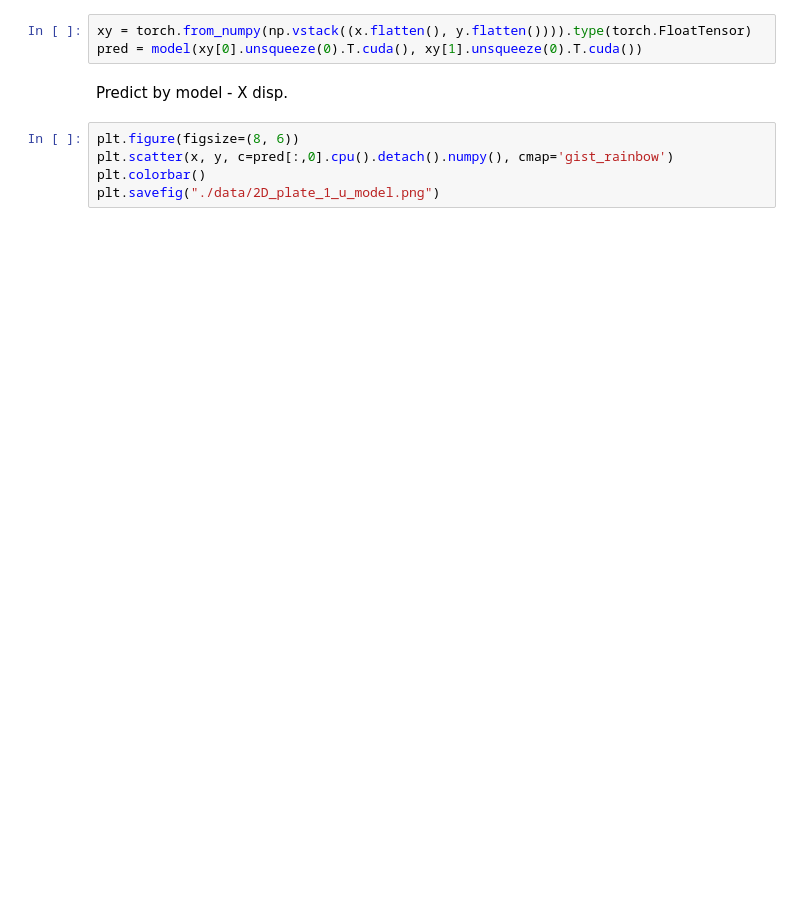
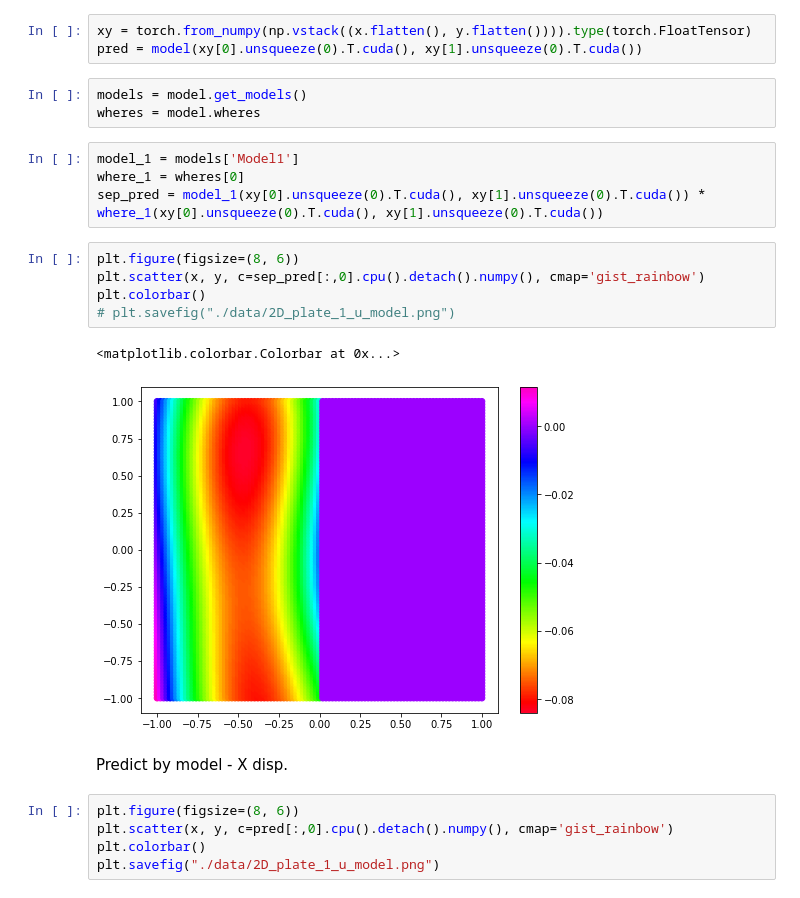
Before and after one commit to joon-stack/FBPINN_torch, a Jupyter notebook: compare_with_FEM_2D.ipynb, the cells around one changed output. Cells and saved outputs as stored; diff of their text form; blank space fills up the shorter version.

```diff
--- a/compare_with_FEM_2D.ipynb
+++ b/compare_with_FEM_2D.ipynb
@@ -44,6 +44,21 @@ model = model.cuda()
 # %%
 xy = torch.from_numpy(np.vstack((x.flatten(), y.flatten()))).type(torch.FloatTensor)
 pred = model(xy[0].unsqueeze(0).T.cuda(), xy[1].unsqueeze(0).T.cuda())
+# %%
+models = model.get_models()
+wheres = model.wheres
+# %%
+model_1 = models['Model1']
+where_1 = wheres[0]
+sep_pred = model_1(xy[0].unsqueeze(0).T.cuda(), xy[1].unsqueeze(0).T.cuda()) * where_1(xy[0].unsqueeze(0).T.cuda(), xy[1].unsqueeze(0).T.cuda())
+# %%
+plt.figure(figsize=(8, 6))
+plt.scatter(x, y, c=sep_pred[:,0].cpu().detach().numpy(), cmap='gist_rainbow')
+plt.colorbar()
+# plt.savefig("./data/2D_plate_1_u_model.png")
+# %% [output]
+<matplotlib.colorbar.Colorbar at 0x...>
+[figure, added]
 # %% [markdown]
 Predict by model - X disp.
 # %%
```
Also changed, not shown: parts of 5 cells of this notebook, 2 other files.
